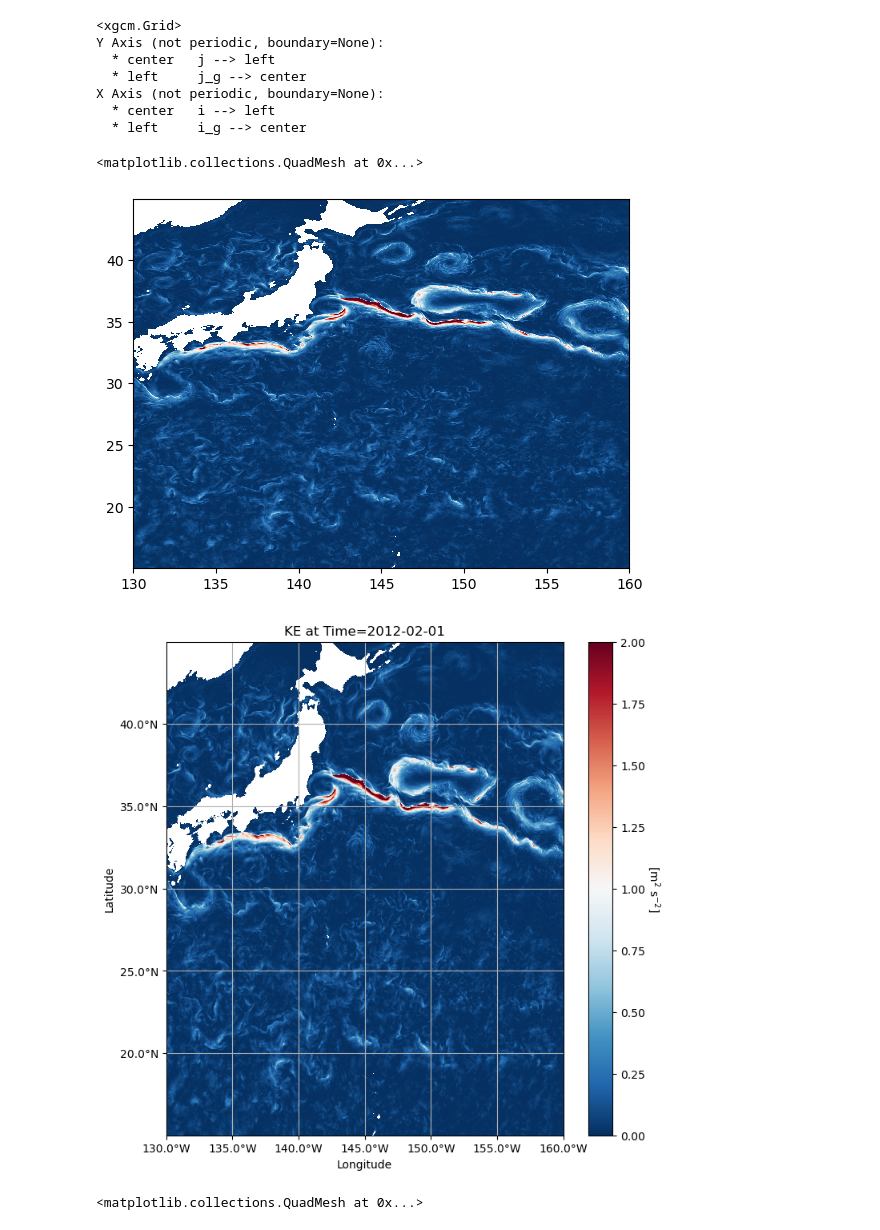
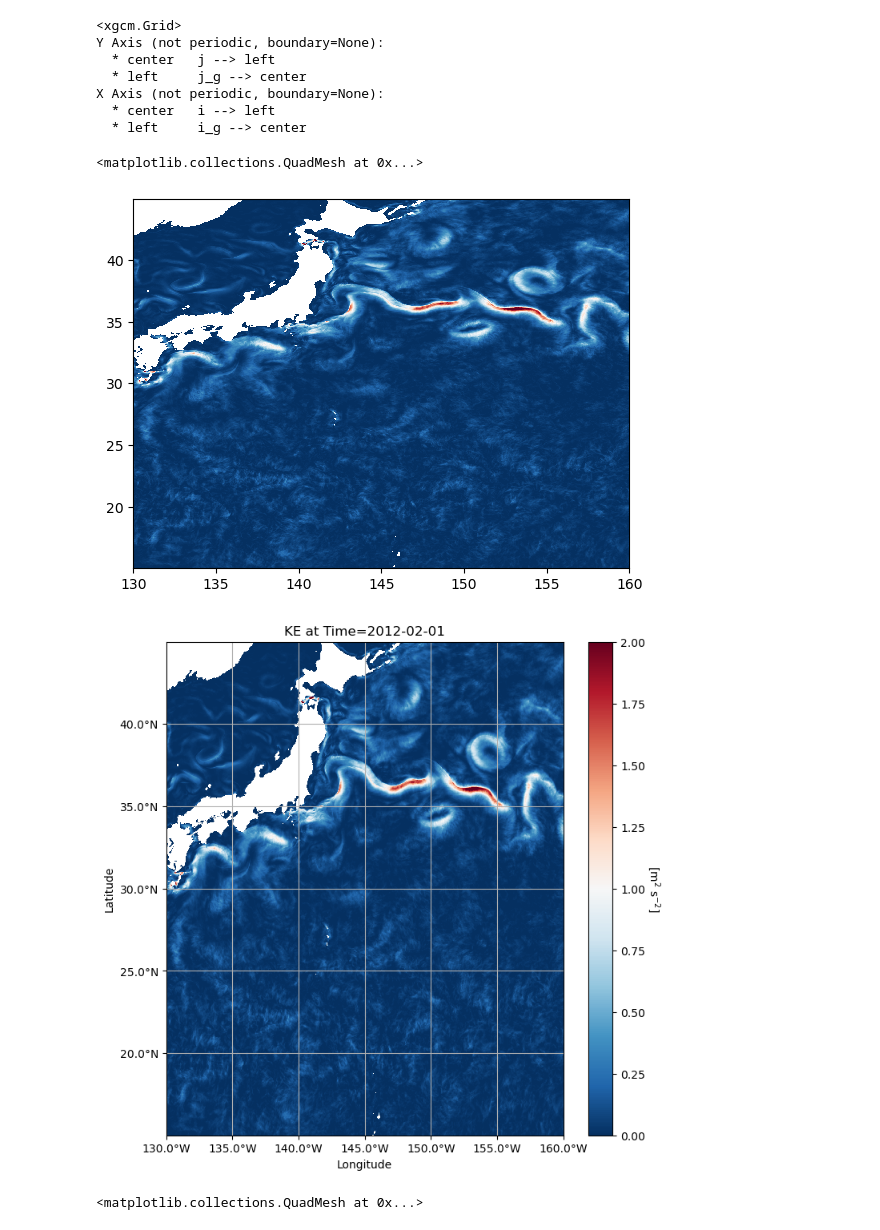
Before and after one commit to pangeo-data/llc4320_pangeo, a Jupyter notebook: LLC4320_geo_energySpect_final.ipynb, the cells around one changed output. Saved outputs shown, nothing was run; the diff lists cells and outputs as text; code cells hidden in the pictures.

```diff
--- a/LLC4320_geo_energySpect_final.ipynb
+++ b/LLC4320_geo_energySpect_final.ipynb
@@ -255,13 +256,13 @@ X Axis (not periodic, boundary=None):
   * left     i_g --> center
 # %%
 #  统一坐标轴之后，计算KE，坐标不一致无法计算。
-tmp=.5*(gridllc.interp(llcw2.U.isel(time=0)**2,'X',boundary='extend')
-                       + gridllc.interp(llcw2.V.isel(time=0)**2,'Y',boundary='extend')
+tmp=.5*(gridllc.interp(llcw2.U.isel(time=10)**2,'X',boundary='extend')
+                       + gridllc.interp(llcw2.V.isel(time=10)**2,'Y',boundary='extend')
                       )
 plt.pcolormesh(llcw2.XC, llcw2.YC, tmp,cmap='RdBu_r', vmax=2, vmin=0, rasterized=True, shading='auto')
 # %% [output]
 <matplotlib.collections.QuadMesh at 0x...>
-[figure, old version]
+[figure, new version]
 # %%
 from matplotlib.ticker import FuncFormatter
 
@@ -289,7 +290,7 @@ cbar.set_label(r'[m$^2$ s$^{-2}$]', rotation=270, labelpad=15)
 plt.grid(True)
 plt.show()
 # %% [output]
-[figure, old version]
+[figure, new version]
 # %%
 plt.pcolormesh(coords2.XC, coords2.YC,ds_sel.Eta.isel(time=0),cmap='RdBu_r')
 # %% [output]
```
Also changed, not shown: parts of 26 cells of this notebook, 2 other files.
